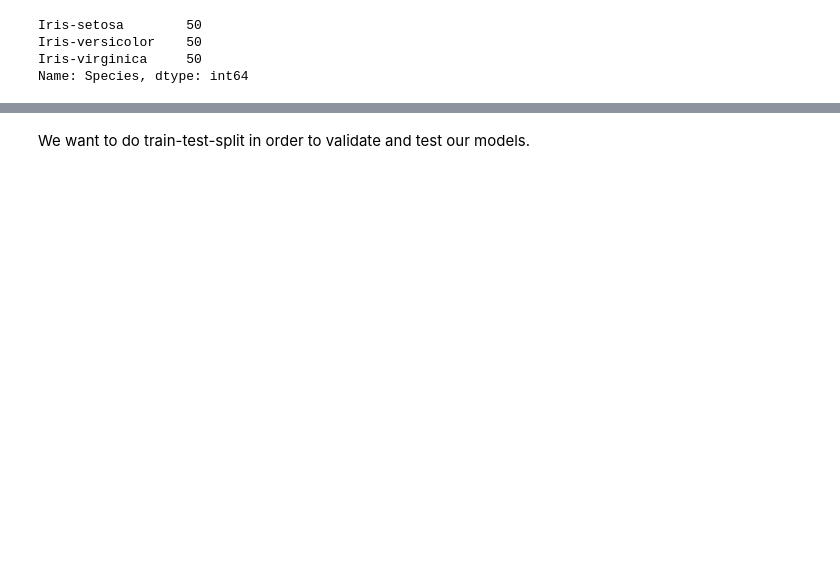
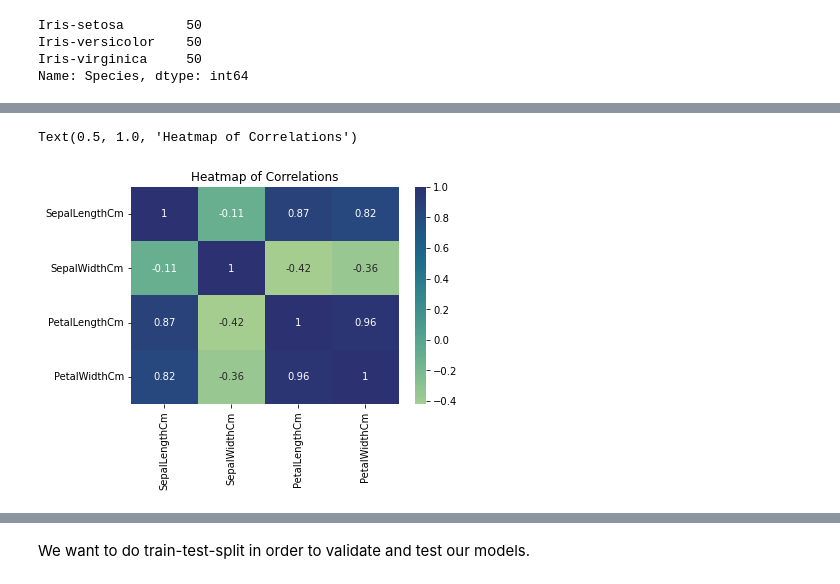
Before and after one commit to gfrostmath/iris, a Jupyter notebook: iris.ipynb, the cells around one changed output, grey strips where cells are left out. Drawn from its saved outputs; the diff is of its cells as text; code cells hidden in the pictures; blank space fills up the shorter version.

```diff
--- a/iris.ipynb
+++ b/iris.ipynb
@@ -62,0 +115,3 @@ iris.shape
+# %%
+X = iris.iloc[:,0:-1]
+y = iris.iloc[:,-1:]
@@ -105,0 +210,6 @@ sns.boxplot(x='Species', y='SepalLengthCm', data=iris)
+# %%
+sns.heatmap(X.corr(), annot=True, cmap="crest")
+plt.title('Heatmap of Correlations')
+# %% [output]
+Text(0.5, 1.0, 'Heatmap of Correlations')
+[figure, added]
```
Also changed, not shown: parts of 124 cells of this notebook.
